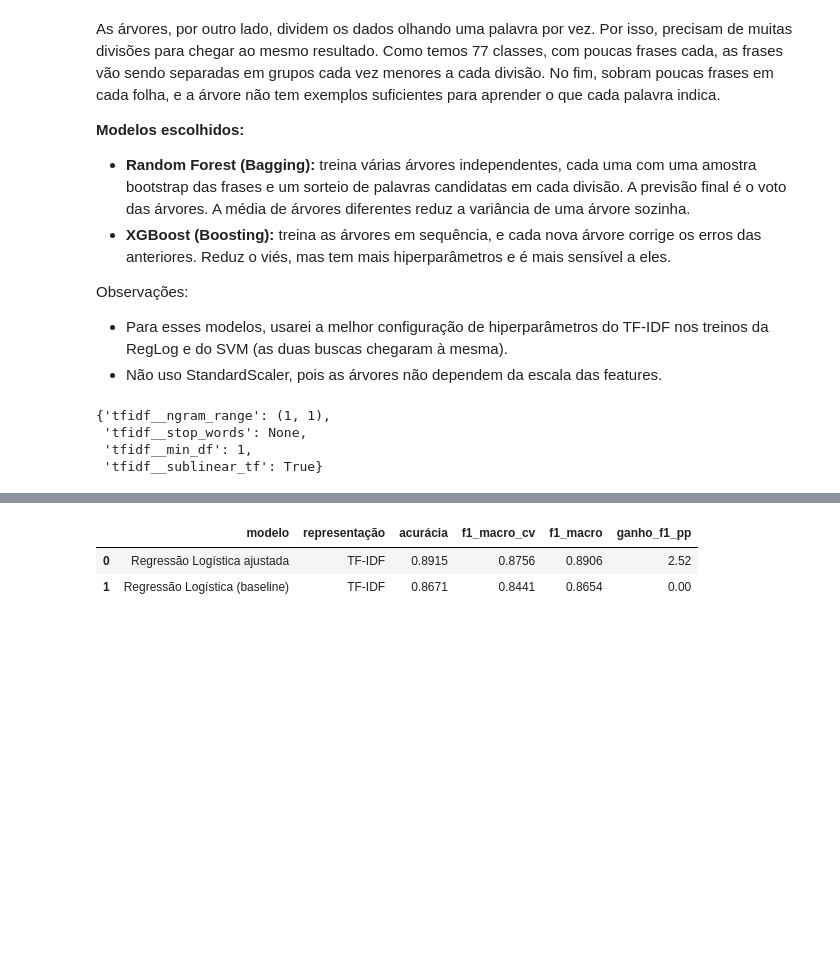
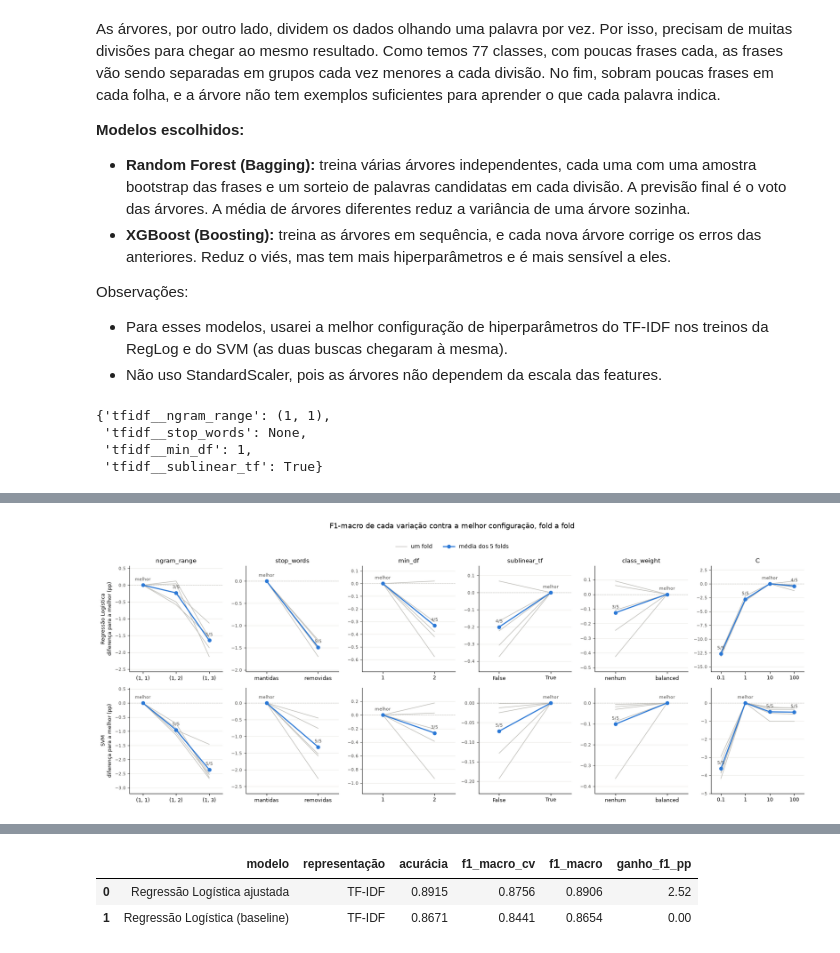
Before and after one commit to imarcososhiro/banking77-pt-classificacao, a Jupyter notebook: notebooks/03_modelagem.ipynb, the cells around one changed output, grey strips where cells are left out. Saved outputs shown, nothing was run; the diff lists cells and outputs as text; code cells hidden in the pictures; blank space fills up the shorter version.

```diff
--- a/notebooks/03_modelagem.ipynb
+++ b/notebooks/03_modelagem.ipynb
@@ -735,3 +806,88 @@ tabela_ablacao.round({(m, c): (4 if c == 'f1_macro_cv' else 2)
+# %%
+# Diferença de cada variação para a melhor configuração, fold a fold, em pp
+# Mesma seleção da ablacao: só o fator muda, os outros ficam na melhor configuração
+def difs_por_fold(busca, fatores):
+    folds_melhor = f1_dos_folds(busca, busca.best_index_)
+
+    linhas = []
+    for fator in fatores:
+        for valor, i in variacoes(busca, fator).items():
+            difs = (f1_dos_folds(busca, i) - folds_melhor) * 100
+            for k, dif in enumerate(difs):
+                linhas.append({
+                    'fator': fator.split('__')[-1],
+                    'valor': valor,
+                    'fold': k,
+                    'dif_pp': dif,
+                })
+    return pd.DataFrame(linhas)
+
+COR_FOLD = '#b8b7b1'   # cinza: os folds não precisam de cor própria
+COR_MEDIA = '#2a78d6'  # azul: média dos 5 folds
+COR_TEXTO = '#52514e'
+
+# Um painel por fator (colunas) e por modelo (linhas), cada um com a sua escala
+def grafico_folds(buscas, fatores):
+    fig, eixos = plt.subplots(len(buscas), len(fatores), figsize=(3 * len(fatores), 3.4 * len(buscas)),
+                              squeeze=False)
+
+    for linha, (modelo, busca) in enumerate(buscas.items()):
+        difs = difs_por_fold(busca, fatores)
+
+        for coluna, fator in enumerate(fatores):
+            ax = eixos[linha, coluna]
+            dados = difs[difs['fator'] == fator.split('__')[-1]]
+            valores = list(dict.fromkeys(dados['valor']))  # na ordem da grade
+            x = np.arange(len(valores))
+
+            # uma linha por fold
+            for k in range(5):
+                fold = dados[dados['fold'] == k].set_index('valor').loc[valores, 'dif_pp']
+                ax.plot(x, fold, color=COR_FOLD, linewidth=1, zorder=1)
+
+            # média dos folds
+            media = dados.groupby('valor', sort=False)['dif_pp'].mean().loc[valores]
+            ax.plot(x, media, color=COR_MEDIA, linewidth=2, marker='o', markersize=6, zorder=2)
+
+            # em quantos folds cada variação ficou abaixo da melhor
+            for xi, valor in zip(x, valores):
+                folds_pior = int((dados.loc[dados['valor'] == valor, 'dif_pp'] < 0).sum())
+                if media[valor] == 0:
+                    rotulo = 'melhor'
+                else:
+                    rotulo = f'{folds_pior}/5'
+                ax.annotate(rotulo, (xi, media[valor]), textcoords='offset points', xytext=(0, 8),
+                            ha='center', fontsize=8, color=COR_TEXTO)
+
+            ax.axhline(0, color=COR_TEXTO, linewidth=0.8, linestyle='--', zorder=0)
+            ax.set_xticks(x, valores, fontsize=9)
+            ax.set_xlim(-0.4, len(valores) - 0.6)
+            ax.margins(y=0.2)
+            ax.tick_params(axis='y', labelsize=8, colors=COR_TEXTO)
+            ax.grid(axis='y', color='#e6e5e0', linewidth=0.6)
+            ax.set_axisbelow(True)
+            for lado in ['top', 'right']:
+                ax.spines[lado].set_visible(False)
+
+            if linha == 0:
+                ax.set_title(fator.split('__')[-1], fontsize=11)
+            if coluna == 0:
+                ax.set_ylabel(f'{modelo}\ndiferença para a melhor (pp)', fontsize=9)
+
+    fig.legend(
+        [plt.Line2D([], [], color=COR_FOLD, linewidth=1),
+         plt.Line2D([], [], color=COR_MEDIA, linewidth=2, marker='o')],
+        ['um fold', 'média dos 5 folds'],
+        loc='upper center', ncol=2, frameon=False, bbox_to_anchor=(0.5, 1.0),
+    )
+    fig.suptitle('F1-macro de cada variação contra a melhor configuração, fold a fold', y=1.06, fontsize=13)
+    fig.tight_layout()
+    return fig
+
+grafico_folds({'Regressão Logística': busca_reglog, 'SVM': busca_svm}, FATORES)
+plt.show()
+# %% [output]
+[figure, added]
 # %% [markdown]
 **Baseline como referência**
 
```
Also changed, not shown: parts of 52 cells of this notebook, 2 other files.
